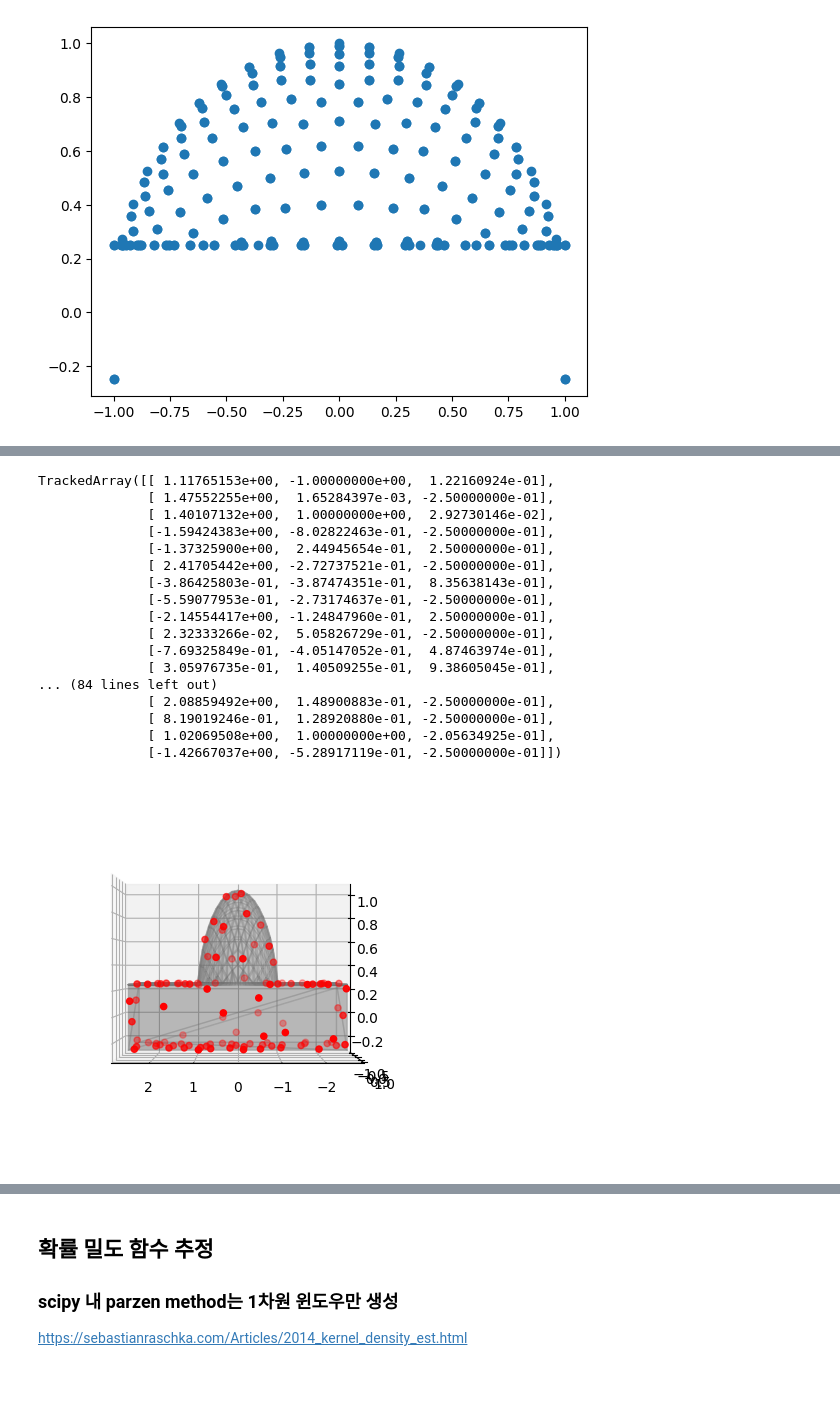
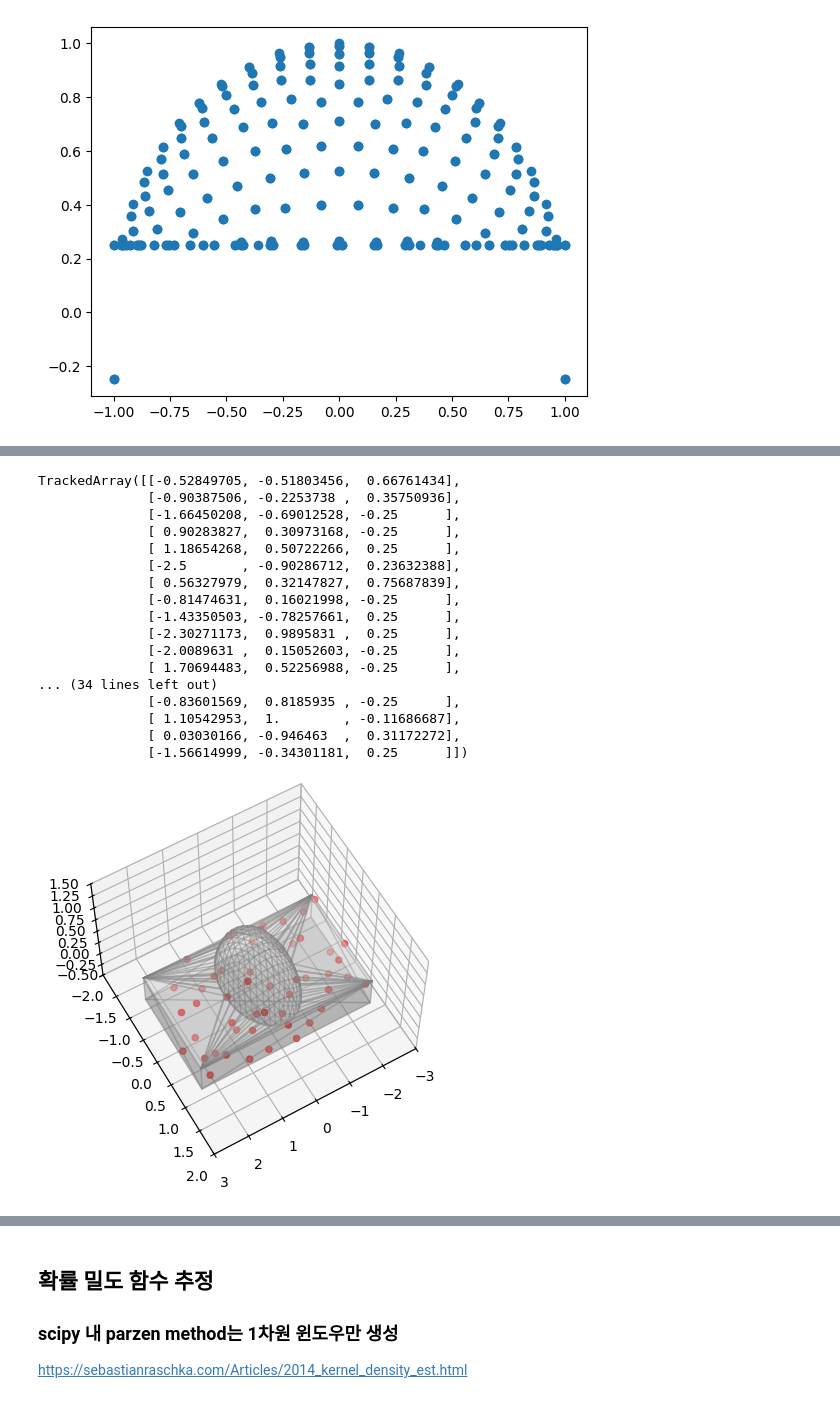
Before and after one commit to vinca0224/3D, a Jupyter notebook: trimesh.ipynb, the cells around one changed output, grey strips where cells are left out. Drawn from its saved outputs; the diff is of its cells as text; code cells hidden in the pictures.

```diff
--- a/trimesh.ipynb
+++ b/trimesh.ipynb
@@ -52,33 +55,36 @@ plt.scatter(vertices[:,1], vertices[:,2])
 # %%
 ##sample_surface_even()은 샘플들이 서로 가까이 붙지않도록 배치
-samples = trimesh.sample.sample_surface_even(model, 100)
+samples = trimesh.sample.sample_surface_even(model, 50)
 points = samples[0]
 points
 # %% [output]
-TrackedArray([[ 1.11765153e+00, -1.00000000e+00,  1.22160924e-01],
-              [ 1.47552255e+00,  1.65284397e-03, -2.50000000e-01],
-              [ 1.40107132e+00,  1.00000000e+00,  2.92730146e-02],
-              [-1.59424383e+00, -8.02822463e-01, -2.50000000e-01],
-              [-1.37325900e+00,  2.44945654e-01,  2.50000000e-01],
-              [ 2.41705442e+00, -2.72737521e-01, -2.50000000e-01],
-              [-3.86425803e-01, -3.87474351e-01,  8.35638143e-01],
-              [-5.59077953e-01, -2.73174637e-01, -2.50000000e-01],
-              [-2.14554417e+00, -1.24847960e-01,  2.50000000e-01],
-              [ 2.32333266e-02,  5.05826729e-01, -2.50000000e-01],
-              [-7.69325849e-01, -4.05147052e-01,  4.87463974e-01],
-              [ 3.05976735e-01,  1.40509255e-01,  9.38605045e-01],
-... (84 lines left out)
-              [ 2.08859492e+00,  1.48900883e-01, -2.50000000e-01],
-              [ 8.19019246e-01,  1.28920880e-01, -2.50000000e-01],
-              [ 1.02069508e+00,  1.00000000e+00, -2.05634925e-01],
-              [-1.42667037e+00, -5.28917119e-01, -2.50000000e-01]])
+TrackedArray([[-0.52849705, -0.51803456,  0.66761434],
+              [-0.90387506, -0.2253738 ,  0.35750936],
+              [-1.66450208, -0.69012528, -0.25      ],
+              [ 0.90283827,  0.30973168, -0.25      ],
+              [ 1.18654268,  0.50722266,  0.25      ],
+              [-2.5       , -0.90286712,  0.23632388],
+              [ 0.56327979,  0.32147827,  0.75687839],
+              [-0.81474631,  0.16021998, -0.25      ],
+              [-1.43350503, -0.78257661,  0.25      ],
+              [-2.30271173,  0.9895831 ,  0.25      ],
+              [-2.0089631 ,  0.15052603, -0.25      ],
+              [ 1.70694483,  0.52256988, -0.25      ],
+... (34 lines left out)
+              [-0.83601569,  0.8185935 , -0.25      ],
+              [ 1.10542953,  1.        , -0.11686687],
+              [ 0.03030166, -0.946463  ,  0.31172272],
+              [-1.56614999, -0.34301181,  0.25      ]])
 # %%
 fig = plt.figure()
 ax = fig.add_subplot(111, projection='3d')
-ax.plot_trisurf(vertices[:, 0], vertices[:, 1], vertices[:, 2], triangles=model.faces, color='gray', alpha=0.2, edgecolor='gray')
-ax.view_init(elev=0, azim=90)
+
 ax.scatter(points[:, 0], points[:, 1], points[:, 2], color='red')
+ax.plot_trisurf(vertices[:, 0], vertices[:, 1], vertices[:, 2], triangles=model.faces, color='white', alpha= 0.3, edgecolor='gray')
 
+ax.view_init(elev=60, azim=60)
+
+plt.axis([-3, 3, -2, 2, -0.5,1.5])
 plt.show()
 # %% [output]
-[figure, old version]
+[figure, new version]
```
Also changed, not shown: parts of 2 cells of this notebook, 1 other file.
